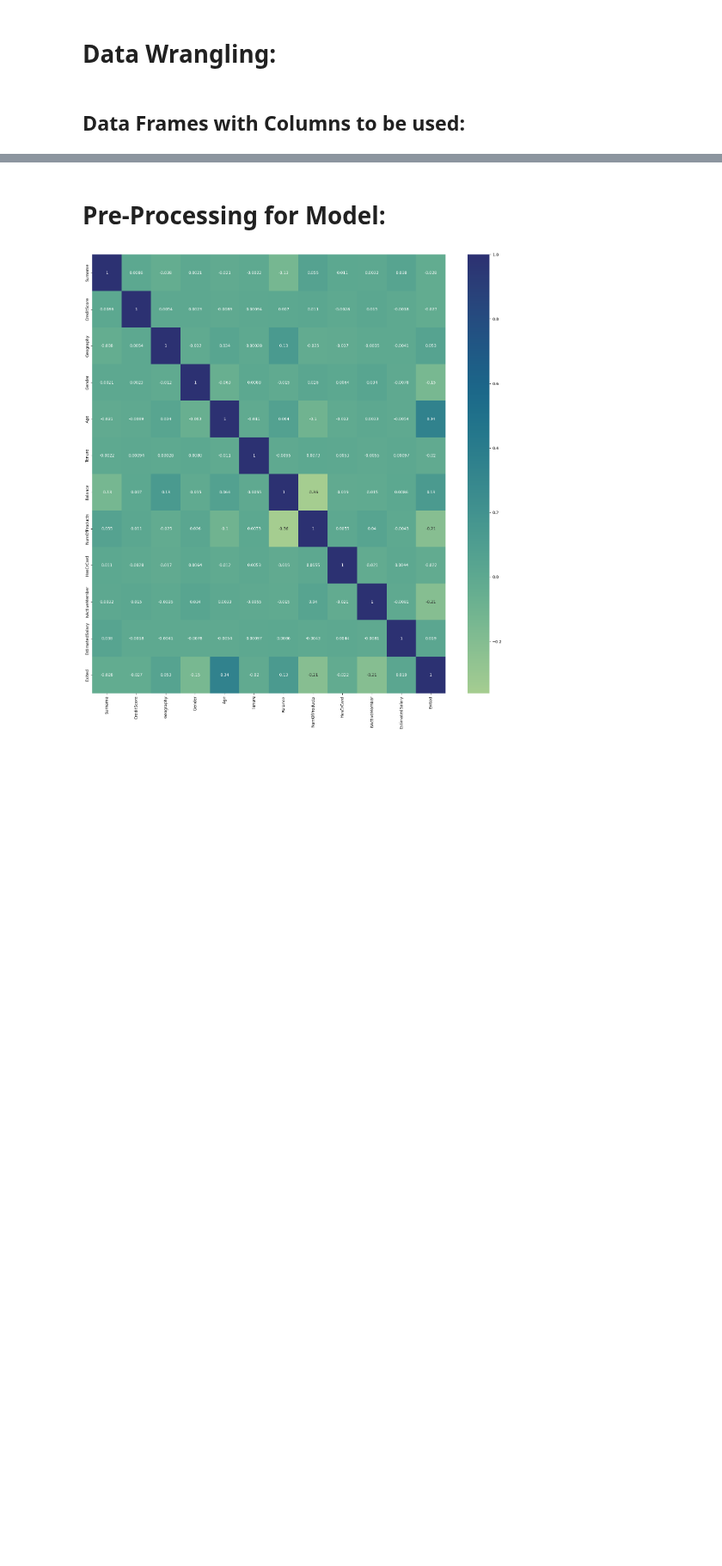
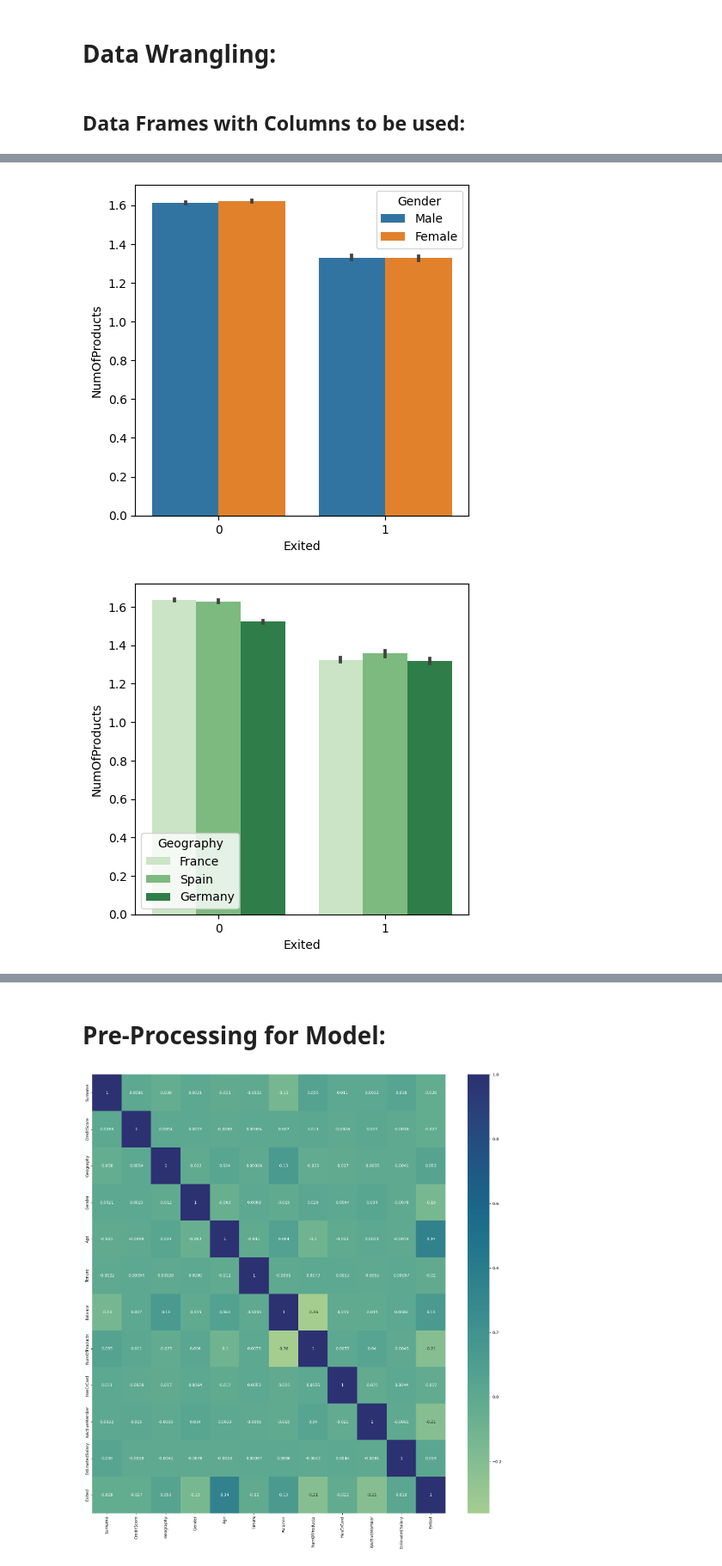
Before and after one commit to snajeebz/playground, a Jupyter notebook: Binary Classification - Deep Learning CNN Model.ipynb, the cells around one changed output, grey strips where cells are left out. Shown at 86% size. Cells and saved outputs as stored; diff of their text form; code cells hidden in the pictures; blank space fills up the shorter version.

```diff
--- a/Binary Classification - Deep Learning CNN Model.ipynb
+++ b/Binary Classification - Deep Learning CNN Model.ipynb
@@ -184,9 +184,6 @@ def encoder(df):
         if df[col].dtypes=='object':
             df[col]=labelencoder.fit_transform(df[col])
     return df
-
-df=encoder(df)
-test=encoder(test)
 # %% [markdown]
 # Data Wrangling:
 # %% [markdown]
@@ -225,0 +209,14 @@ memory usage: 15.1 MB
+# %%
+plt.figure(figsize=(5, 5))
+s=sns.barplot(df,y='NumOfProducts',x='Exited',hue='Gender')
+plt.figure(figsize=(5, 5))
+s=sns.barplot(df,y='NumOfProducts',x='Exited',hue='Geography', palette='Greens')
+plt.figure(figsize=(5, 5))
+s=sns.barplot(df,y='Age',x='Exited',hue='Geography',palette='Blues')
+plt.figure(figsize=(5, 5))
+s=sns.barplot(df,y='Tenure',x='Exited',hue='Geography',palette='Reds')
+plt.figure(figsize=(5, 5))
+s=sns.scatterplot(df,y='Balance',x='Geography',hue='Exited',palette='crest')
+# %% [output]
+[figure, added]
+[figure, added]
```
Also changed, not shown: parts of 15 cells of this notebook.
